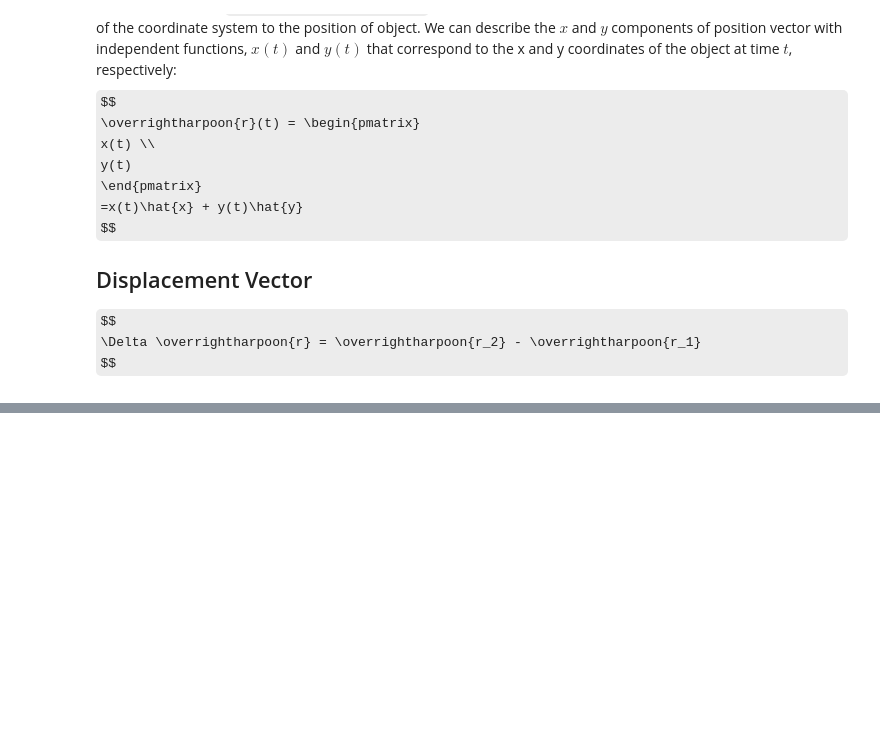
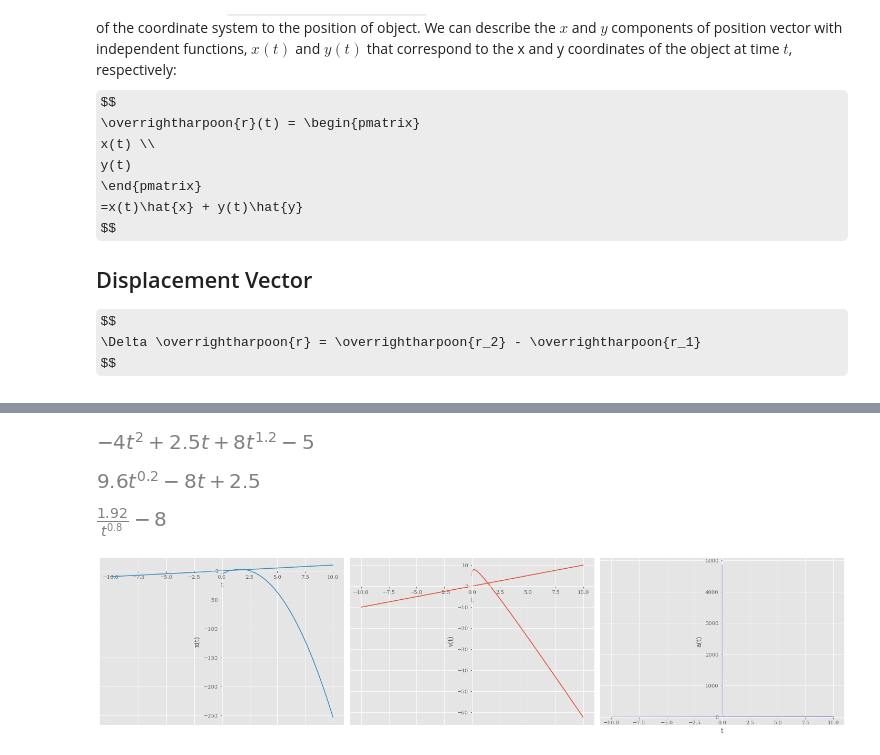
Before and after one commit to Muhammad-Nabeel-Sh/Interactive_Notebooks, a Jupyter notebook: Physics_Motion_2D.ipynb, the cells around one changed output, grey strips where cells are left out. Saved outputs shown, nothing was run; the diff lists cells and outputs as text; code cells hidden in the pictures; some formulas as TeX source; blank space fills up the shorter version.

```diff
--- a/Physics_Motion_2D.ipynb
+++ b/Physics_Motion_2D.ipynb
@@ -66,0 +122,16 @@ $\Delta r =$ 17.004
+# %%
+position_function = r_x + r_y + r_z
+display(sp.expand(position_function))
+velocity_function = v_x + v_y + v_z
+acceleration_function = a_x + a_y + a_z
+pos = sp.plot(position_function,t, ylabel='x(t)', show=False, line_color="#348abd")
+display(sp.expand(velocity_function))
+vel = sp.plot(velocity_function,t, ylabel='v(t)', show=False, line_color="#e24a33")
+display(sp.expand(acceleration_function))
+acc = sp.plot(acceleration_function,t, ylabel='a(t)', show=False, line_color="#988ed5")
+plot_grid = sp.plotting.PlotGrid(1,3,pos,vel,acc, size=(20,5))
+# %% [output]
+[figure, added]
+[figure, added]
+[figure, added]
+[figure, added]
```
Also changed, not shown: parts of 11 cells of this notebook, 2 other files.
